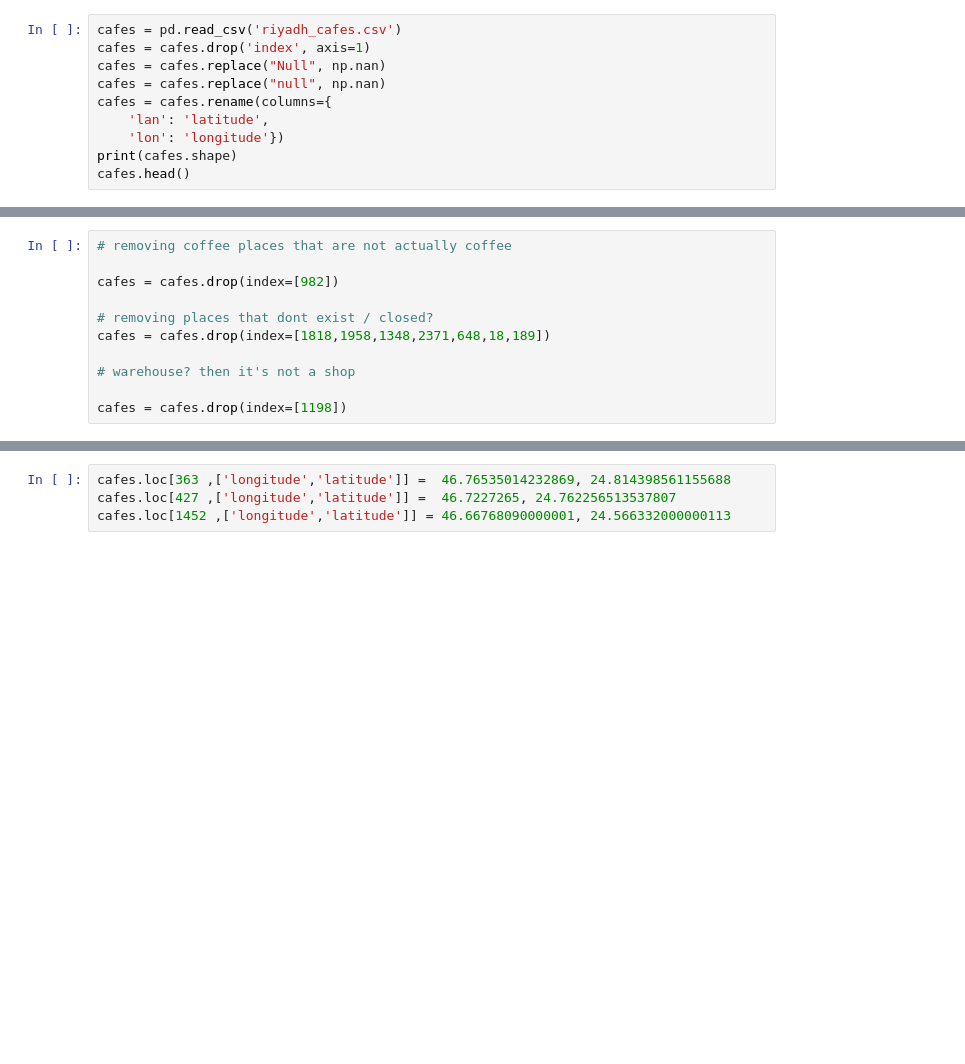
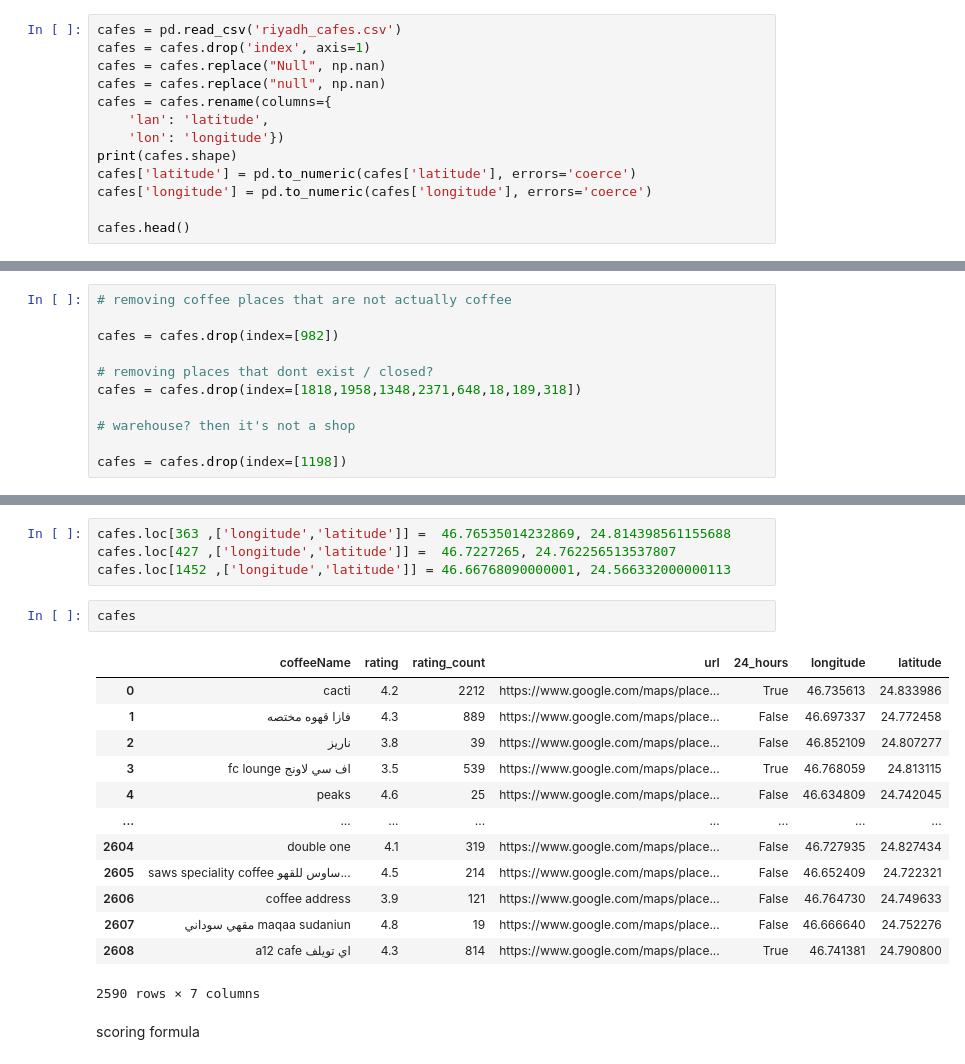
Before and after one commit to TurkiAlrasheed/coffee-explorer-riyadh, a Jupyter notebook: eda.ipynb, the cells around one changed output, grey strips where cells are left out. Drawn from its saved outputs; the diff is of its cells as text; blank space fills up the shorter version.

```diff
--- a/eda.ipynb
+++ b/eda.ipynb
@@ -13,6 +14,9 @@ cafes = cafes.rename(columns={
     'lan': 'latitude',
     'lon': 'longitude'})
 print(cafes.shape)
+cafes['latitude'] = pd.to_numeric(cafes['latitude'], errors='coerce')
+cafes['longitude'] = pd.to_numeric(cafes['longitude'], errors='coerce')
+
 cafes.head()
 # %% [output]
 (2609, 7)
@@ -192,7 +196,7 @@ cafes['coffeeName'] = cafes['coffeeName'].str.strip() ## do not run twice
 cafes = cafes.drop(index=[982])
 
 # removing places that dont exist / closed?
-cafes = cafes.drop(index=[1818,1958,1348,2371,648,18,189])
+cafes = cafes.drop(index=[1818,1958,1348,2371,648,18,189,318])
 
 # warehouse? then it's not a shop
 
@@ -457,3 +461,21 @@ clicking url in google maps, filling in correct coordinates for null values
 cafes.loc[363 ,['longitude','latitude']] =  46.76535014232869, 24.814398561155688
 cafes.loc[427 ,['longitude','latitude']] =  46.7227265, 24.762256513537807
 cafes.loc[1452 ,['longitude','latitude']] = 46.66768090000001, 24.566332000000113
+# %%
+cafes
+# %% [output]
+|  | coffeeName | rating | rating_count | url | 24_hours | longitude | latitude |
+| 0 | cacti | 4.2 | 2212 | https://www.google.com/maps/place... | True | 46.735613 | 24.833986 |
+| 1 | فازا قهوه مختصه | 4.3 | 889 | https://www.google.com/maps/place... | False | 46.697337 | 24.772458 |
+| 2 | ناريز | 3.8 | 39 | https://www.google.com/maps/place... | False | 46.852109 | 24.807277 |
+| 3 | fc lounge اف سي لاونج | 3.5 | 539 | https://www.google.com/maps/place... | True | 46.768059 | 24.813115 |
+| 4 | peaks | 4.6 | 25 | https://www.google.com/maps/place... | False | 46.634809 | 24.742045 |
+| ... | ... | ... | ... | ... | ... | ... | ... |
+| 2604 | double one | 4.1 | 319 | https://www.google.com/maps/place... | False | 46.727935 | 24.827434 |
+| 2605 | saws speciality coffee ساوس للقهو... | 4.5 | 214 | https://www.google.com/maps/place... | False | 46.652409 | 24.722321 |
+| 2606 | coffee address | 3.9 | 121 | https://www.google.com/maps/place... | False | 46.764730 | 24.749633 |
+| 2607 | مقهي سوداني maqaa sudaniun | 4.8 | 19 | https://www.google.com/maps/place... | False | 46.666640 | 24.752276 |
+| 2608 | a12 cafe اي تويلف | 4.3 | 814 | https://www.google.com/maps/place... | True | 46.741381 | 24.790800 |
+2590 rows × 7 columns
+# %% [markdown]
+scoring formula
```
Also changed, not shown: parts of 12 cells of this notebook.
